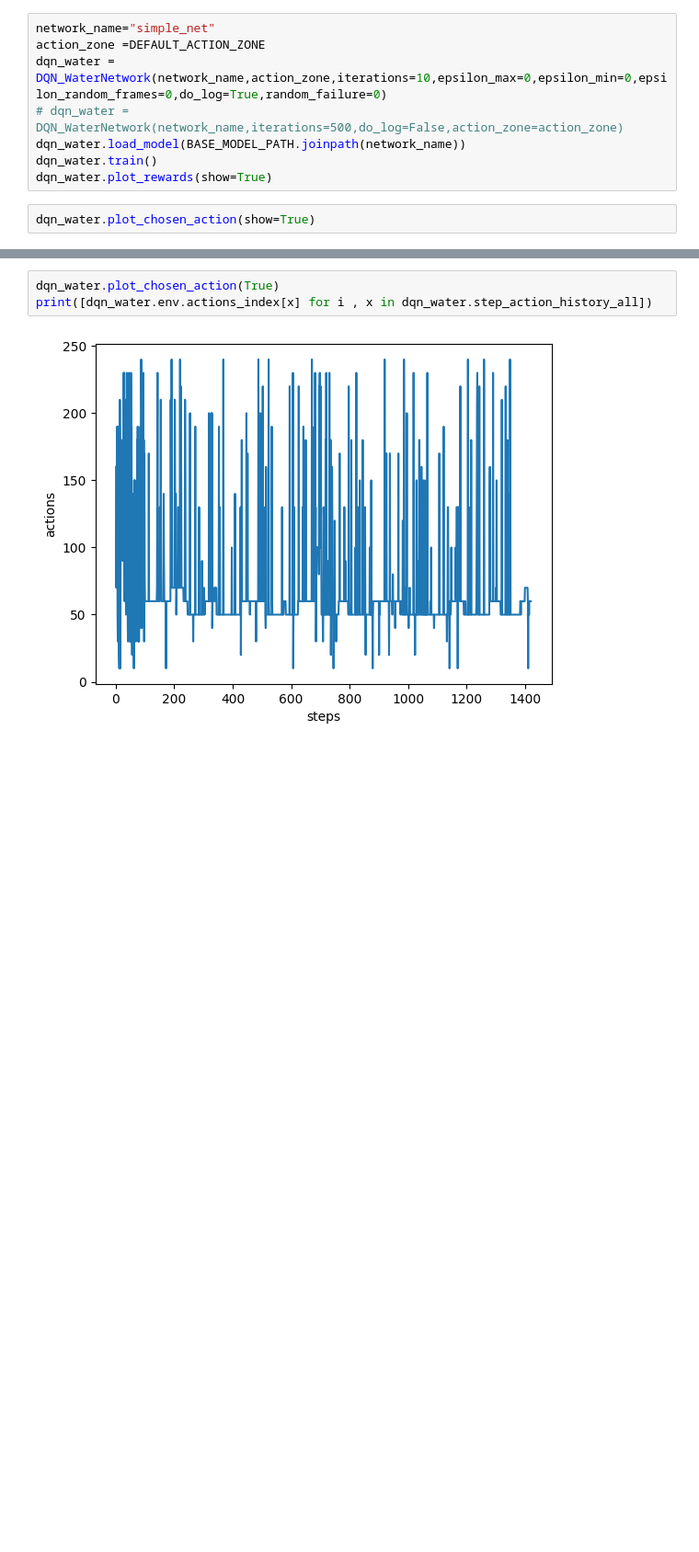
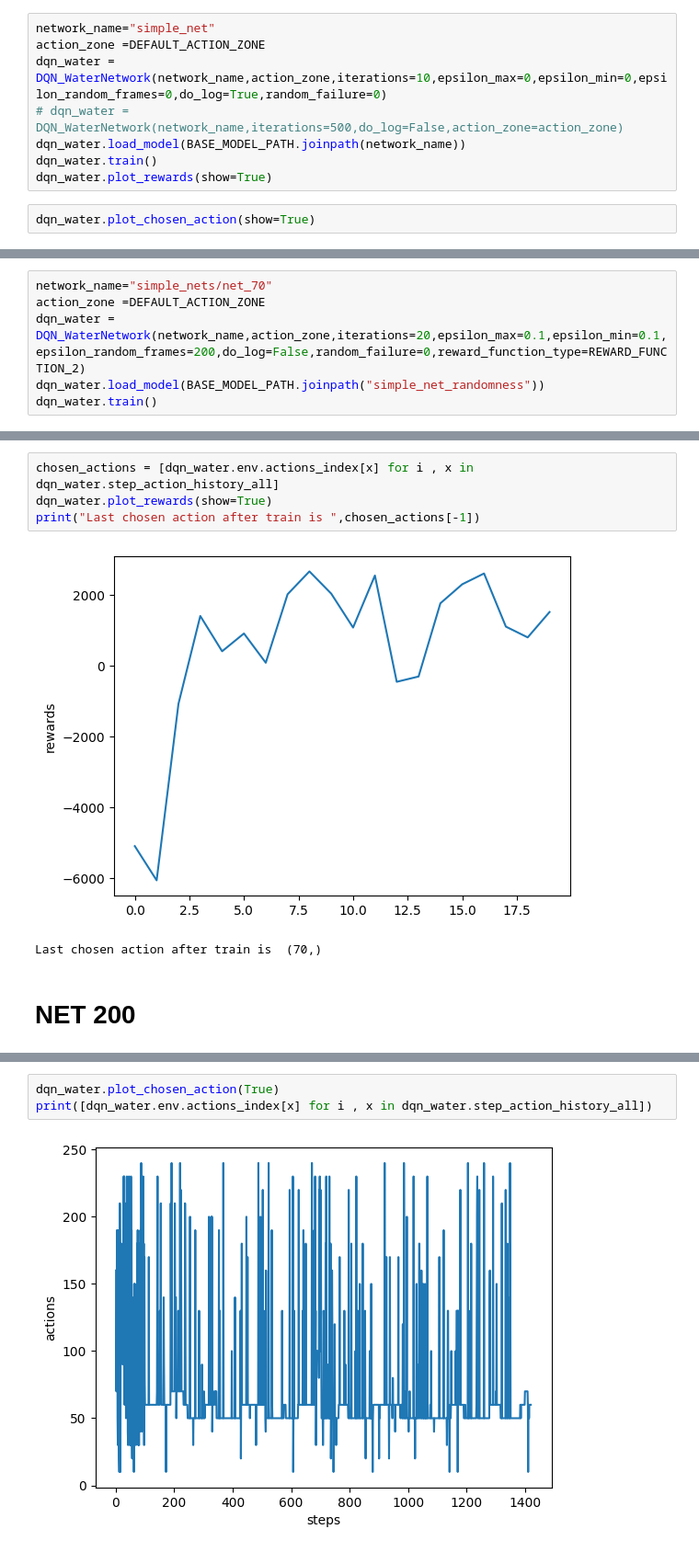
Before and after one commit to hoseinlook/WDN, a Jupyter notebook: project.ipynb, the cells around one changed output, grey strips where cells are left out. Shown at 92% size. Saved outputs shown, nothing was run; the diff lists cells and outputs as text; blank space fills up the shorter version.

```diff
--- a/project.ipynb
+++ b/project.ipynb
@@ -118,0 +137,6 @@ ACTION_INDEX 4 S
+# %%
+network_name="simple_nets/net_70"
+action_zone =DEFAULT_ACTION_ZONE
+dqn_water = DQN_WaterNetwork(network_name,action_zone,iterations=20,epsilon_max=0.1,epsilon_min=0.1,epsilon_random_frames=200,do_log=False,random_failure=0,reward_function_type=REWARD_FUNCTION_2)
+dqn_water.load_model(BASE_MODEL_PATH.joinpath("simple_net_randomness"))
+dqn_water.train()
@@ -118,0 +164,9 @@ ACTION_INDEX 4 S
+# %%
+chosen_actions = [dqn_water.env.actions_index[x] for i , x in dqn_water.step_action_history_all]
+dqn_water.plot_rewards(show=True)
+print("Last chosen action after train is ",chosen_actions[-1])
+# %% [output]
+[figure, added]
+Last chosen action after train is  (70,)
+# %% [markdown]
+# NET 200
```
Also changed, not shown: parts of 12 cells of this notebook, 3 other files.
